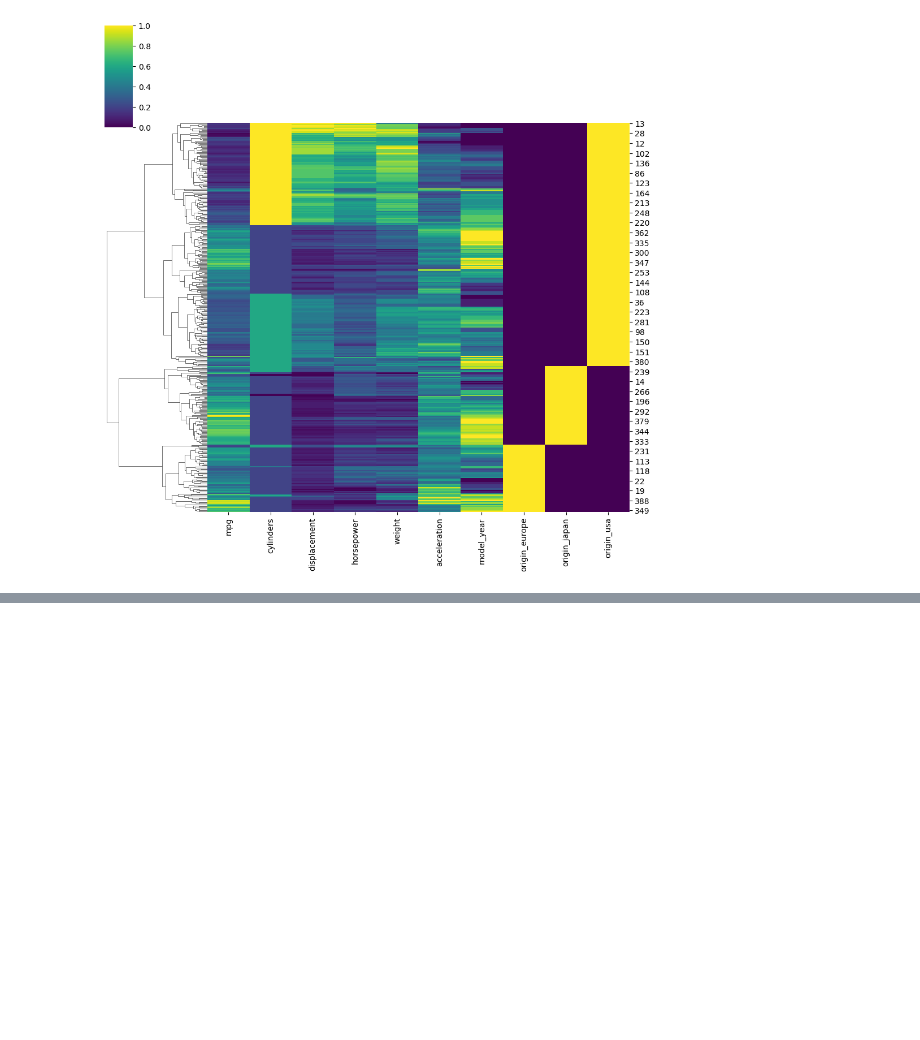
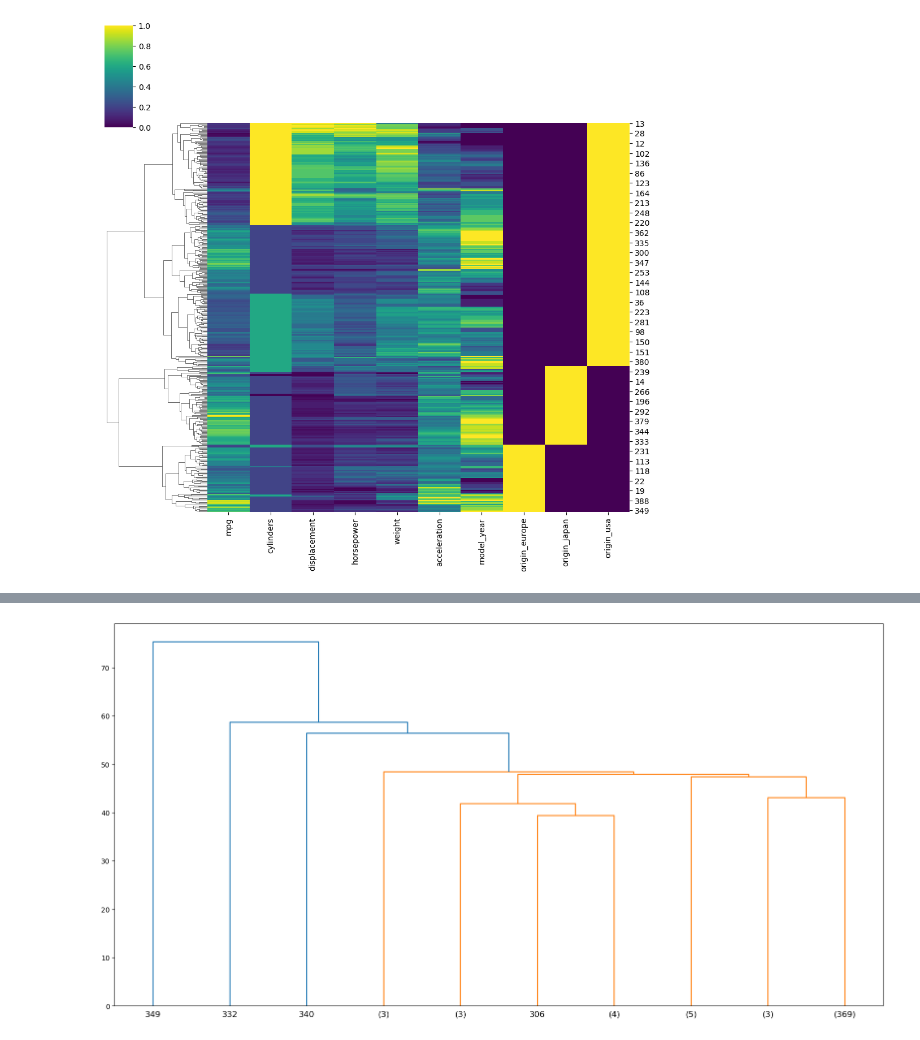
Before and after one commit to NadeemDin/ML-K-Means-Clustering, a Jupyter notebook: Hierarchical Clustering Notes.ipynb, the cells around one changed output, grey strips where cells are left out. Saved outputs shown, nothing was run; the diff lists cells and outputs as text; code cells hidden in the pictures; blank space fills up the shorter version.

```diff
--- a/Hierarchical Clustering Notes.ipynb
+++ b/Hierarchical Clustering Notes.ipynb
@@ -163,0 +276,5 @@ sns.clustermap(data=scaled_df,cmap='viridis',row_cluster=True,col_cluster=False)
+# %%
+plt.figure(figsize=(20,10))
+dendro = dendrogram(linkage_matrix, truncate_mode='lastp',p=10)
+# %% [output]
+[figure, added]
```
Also changed, not shown: parts of 32 cells of this notebook.
